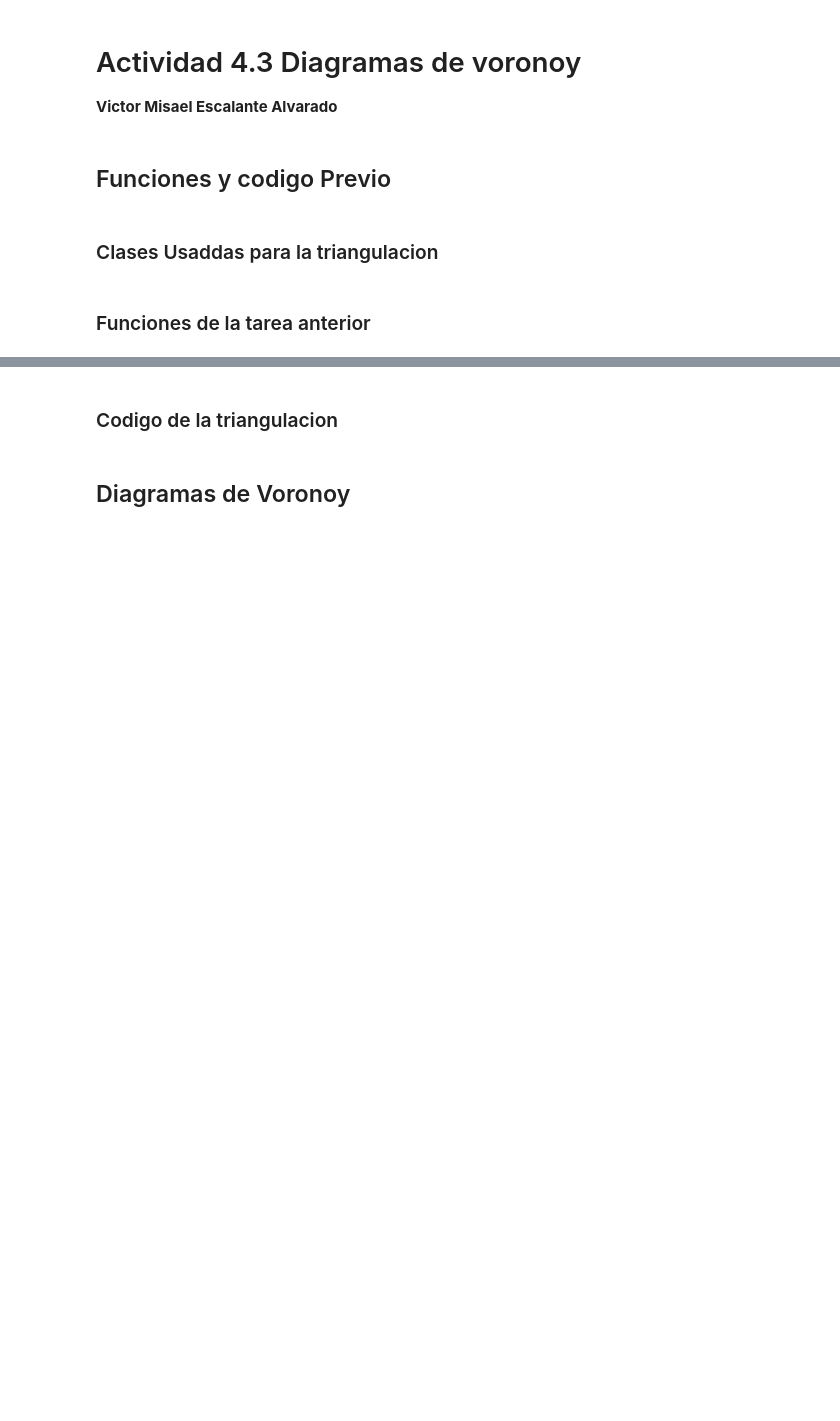
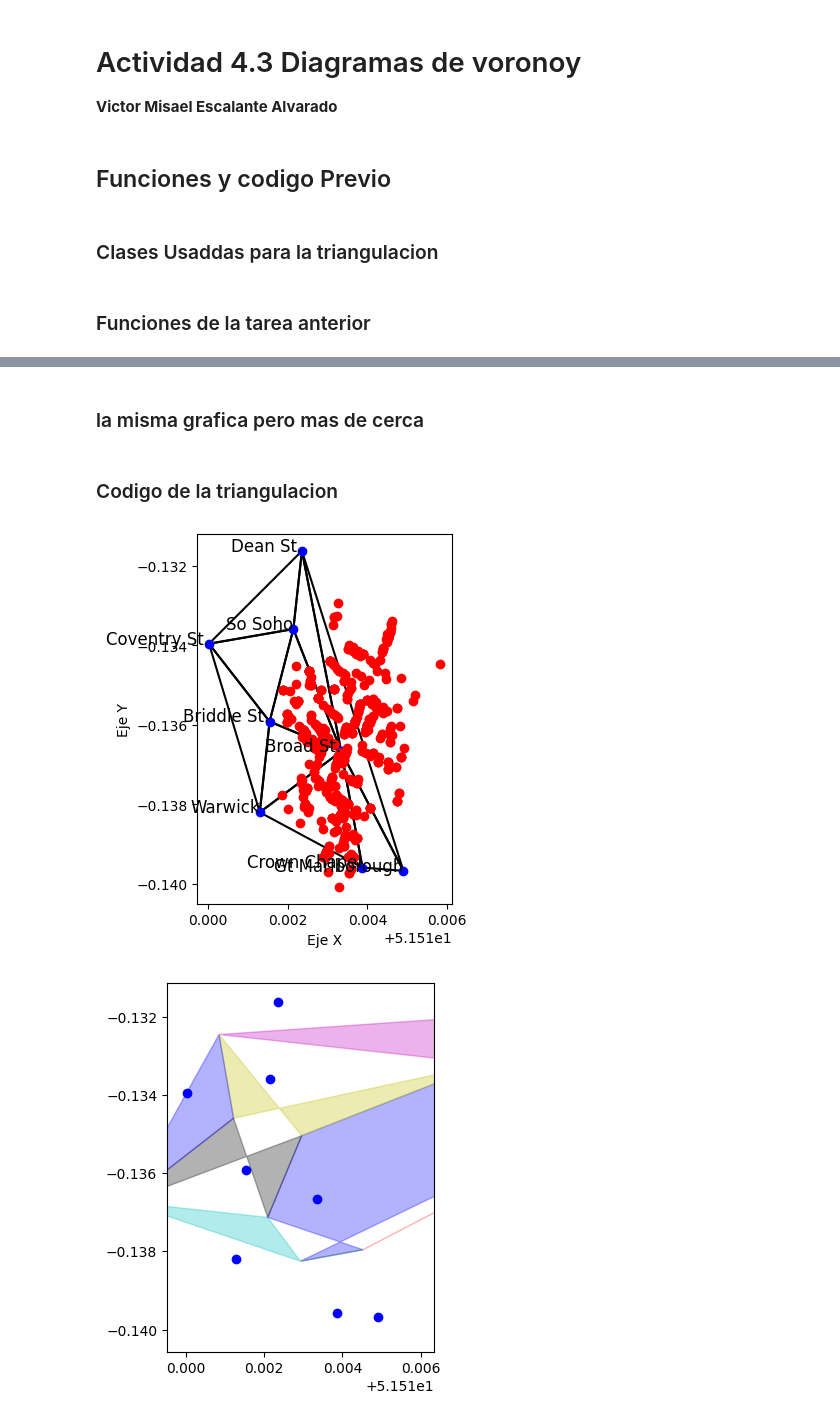
Before and after one commit to ElingeMisa/Algoritmos_, a Jupyter notebook: Scripts/Python/Act4.3DiagramasdeVoronoy.ipynb, the cells around one changed output, grey strips where cells are left out. Drawn from its saved outputs; the diff is of its cells as text; code cells hidden in the pictures; blank space fills up the shorter version.

Commit message:
graficas de voronoi

```diff
--- a/Scripts/Python/Act4.3DiagramasdeVoronoy.ipynb
+++ b/Scripts/Python/Act4.3DiagramasdeVoronoy.ipynb
@@ -131,0 +208,2 @@ def cargar_puntos(archivo):
+# %% [markdown]
+### la misma grafica pero mas de cerca
@@ -146,2 +258,24 @@ for archivo in archivos:
-# %% [markdown]
-## Diagramas de Voronoy
+# %%
+
+# ---- Inicio del código ---- #
+# nombre del archivo
+archivo_pumps = "/Users/misa_v/Library/CloudStorage/OneDrive-InstitutoTecnologicoydeEstudiosSuperioresdeMonterrey/Sem 5/Algoritmos_/Scripts/Python/pumps.csv"
+archivo_deaths = "/Users/misa_v/Library/CloudStorage/OneDrive-InstitutoTecnologicoydeEstudiosSuperioresdeMonterrey/Sem 5/Algoritmos_/Scripts/Python/deaths.csv"
+
+puntos_name = cargar_puntos_name(archivo_pumps)
+puntos_deaths = cargar_deaths(archivo_deaths)
+
+puntos = []
+for punto in puntos_name:
+    puntos.append(Punto(punto.x, punto.y))
+
+triangulos = triangulacion_delaunay(puntos)
+celdas_voronoi = construir_voronoi(triangulos)
+asignaciones = asignar_puntos_a_celdas(puntos_deaths, celdas_voronoi)
+
+graficar_triangulos_y_puntos(puntos_name, triangulos, puntos_deaths)
+
+graficar_voronoi_con_limites(puntos_name, celdas_voronoi, puntos_deaths, asignaciones, xmin, xmax, ymin, ymax)
+# %% [output]
+[figure, added]
+[figure, added]
```
Also changed, not shown: parts of 9 cells of this notebook, 3 other files.
